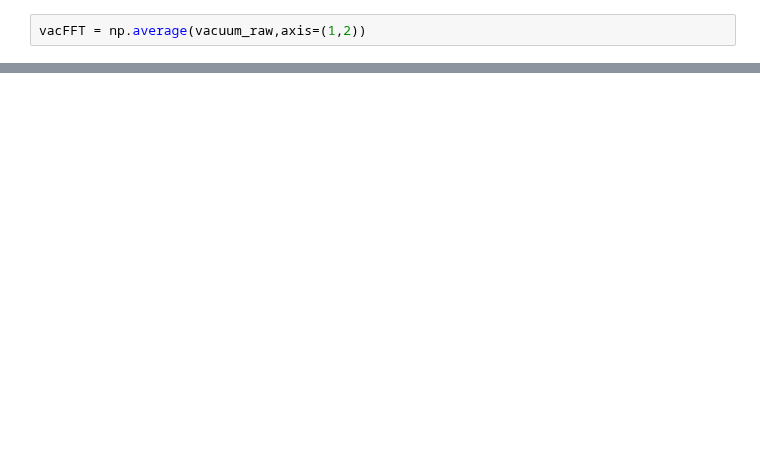
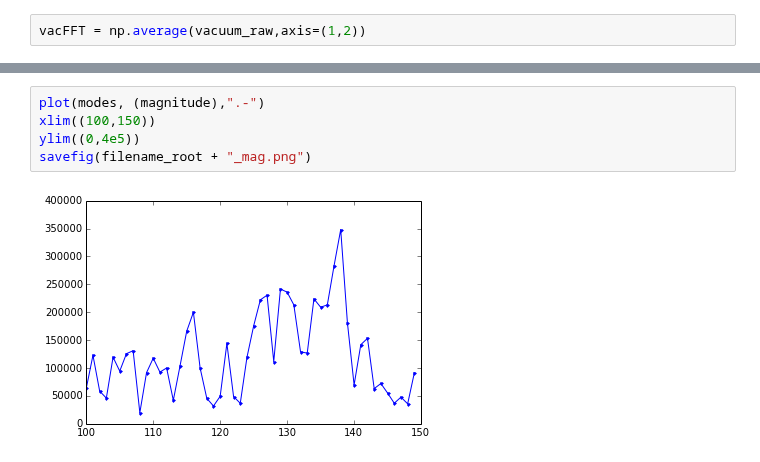
Before and after one commit to DawesLab/CCDimage, a Jupyter notebook: Two Mode Analysis.ipynb, the cells around one changed output, grey strips where cells are left out. Cells and saved outputs as stored; diff of their text form; blank space fills up the shorter version.

```diff
--- a/Two Mode Analysis.ipynb
+++ b/Two Mode Analysis.ipynb
@@ -186,0 +153,7 @@ savefig(filename_root + "_mode_" + str(modeA) + "_imag.png")
+# %%
+plot(modes, (magnitude),".-")
+xlim((100,150))
+ylim((0,4e5))
+savefig(filename_root + "_mag.png")
+# %% [output]
+[figure, added]
```
Also changed, not shown: parts of 25 cells of this notebook.
